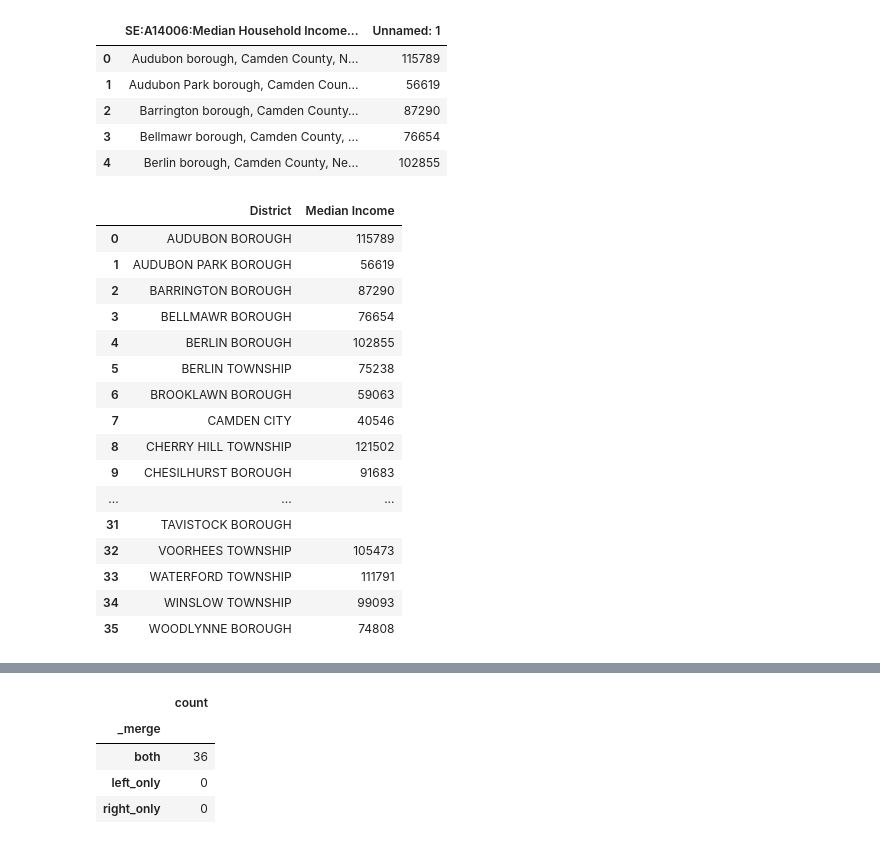
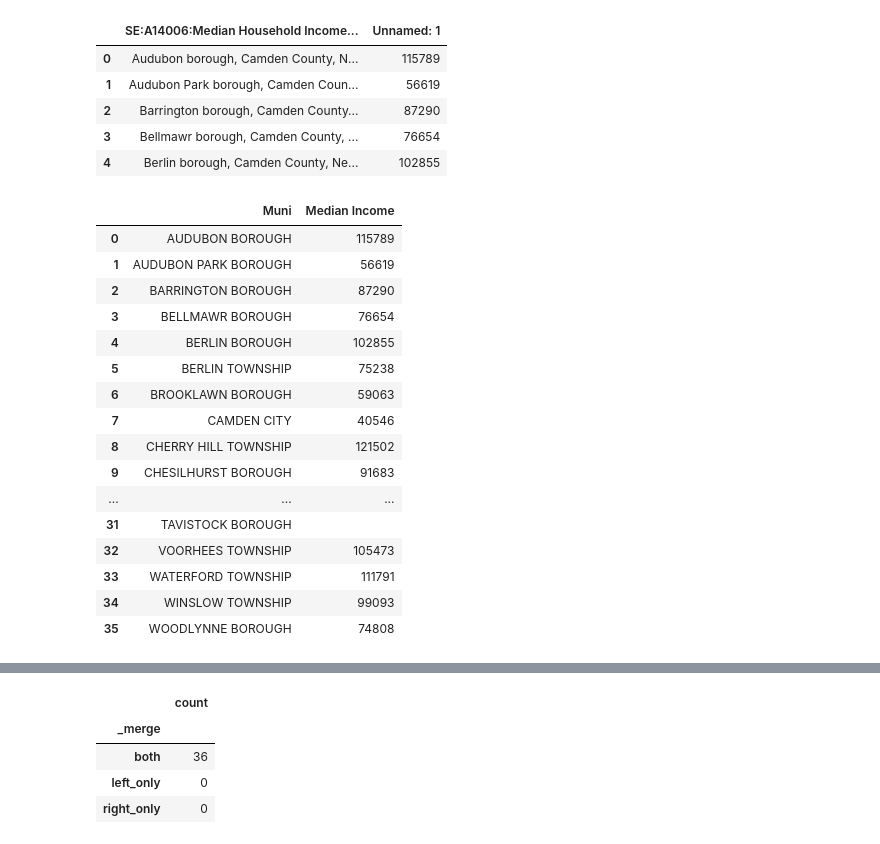
Before and after one commit to MhiyaJ/My-GIS-Stuff, a Jupyter notebook: After School Programs.ipynb, the cells around one changed output, grey strips where cells are left out. Saved outputs shown, nothing was run; the diff lists cells and outputs as text; code cells hidden in the pictures.

```diff
--- a/After School Programs.ipynb
+++ b/After School Programs.ipynb
@@ -354,13 +339,13 @@ IncXls.head()
 | 4 | Berlin borough, Camden County, Ne... | 102855 |
 # %%
 IncXls1=IncXls[['SE:A14006:Median Household Income (In 2024 Inflation Adjusted Dollars)','Unnamed: 1']]
-IncXls1.rename(columns={'SE:A14006:Median Household Income (In 2024 Inflation Adjusted Dollars)': 'District'}, inplace=True)
+IncXls1.rename(columns={'SE:A14006:Median Household Income (In 2024 Inflation Adjusted Dollars)': 'Muni'}, inplace=True)
 IncXls1.rename(columns={'Unnamed: 1': 'Median Income'}, inplace=True)
-IncXls1['District'] = IncXls1['District'].str.upper()
-IncXls1['District'] = IncXls1['District'].str.replace(', CAMDEN COUNTY, NEW JERSEY', '', regex=False).str.strip()
+IncXls1['Muni'] = IncXls1['Muni'].str.upper()
+IncXls1['Muni'] = IncXls1['Muni'].str.replace(', CAMDEN COUNTY, NEW JERSEY', '', regex=False).str.strip()
 IncXls1
 # %% [output]
-|  | District | Median Income |
+|  | Muni | Median Income |
 | 0 | AUDUBON BOROUGH | 115789 |
 | 1 | AUDUBON PARK BOROUGH | 56619 |
 | 2 | BARRINGTON BOROUGH | 87290 |
```
Also changed, not shown: parts of 31 cells of this notebook.
